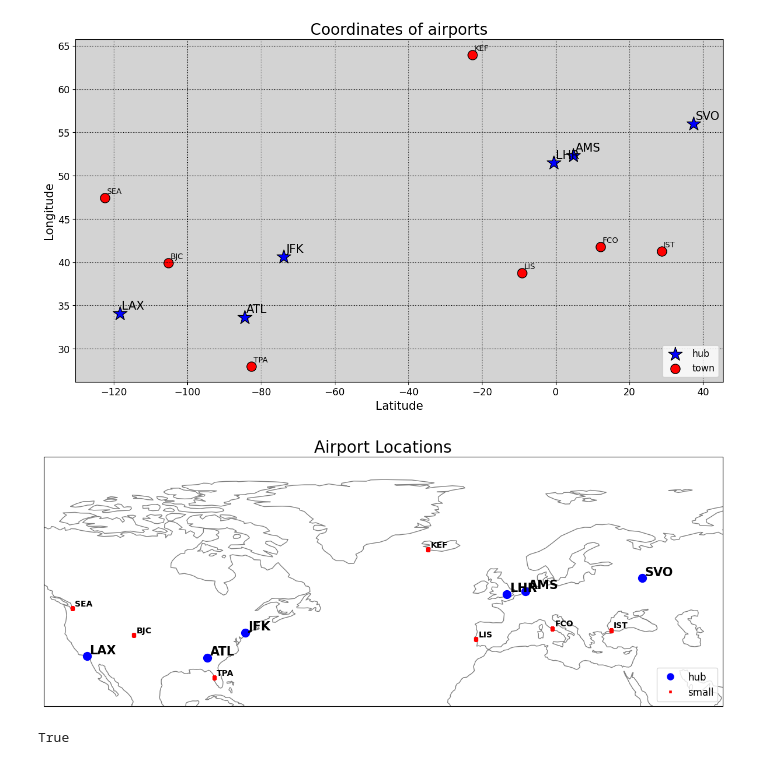
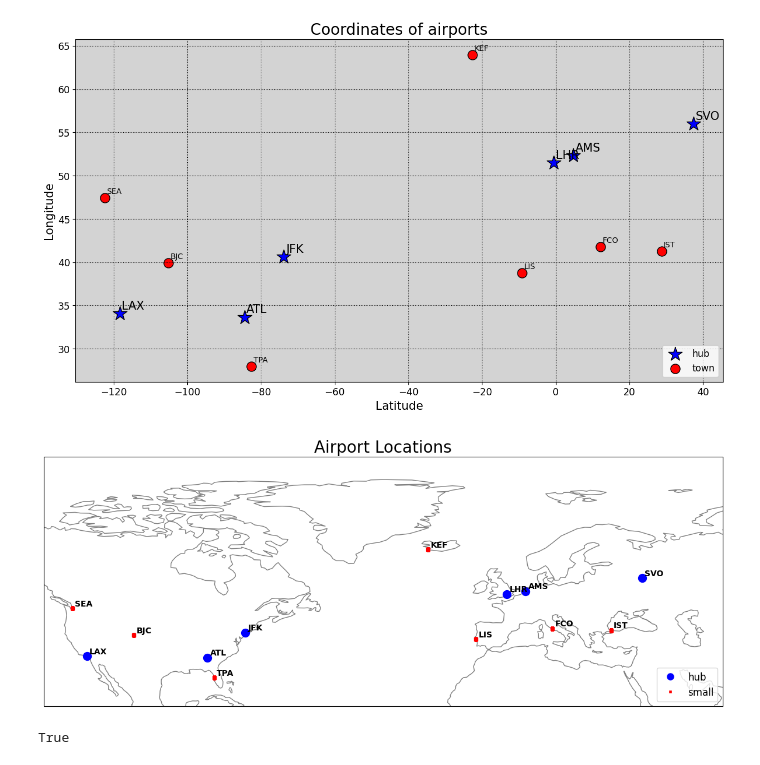
Before and after one commit to nickvandaelen/Flow-Maps, a Jupyter notebook: data_creation.ipynb, the cells around one changed output. Drawn from its saved outputs; the diff is of its cells as text; code cells hidden in the pictures.

```diff
--- a/data_creation.ipynb
+++ b/data_creation.ipynb
@@ -231,37 +232,37 @@ fig = plt.figure(figsize=(15, 10))
 ax = fig.add_subplot(1, 1, 1, projection=ccrs.PlateCarree())
 
 # Add coastlines and borders
 ax.coastlines(color='grey')
 
 # Plot airports
 for airport in airports:
     ax.plot(airport['coordinates'][1], airport['coordinates'][0], 'bo' if airport['abbreviation'] in hubs else 'rs', markersize=10 if airport['abbreviation'] in hubs else 5)
 
 # Add labels for airports
 for airport in airports:
-    ax.text(airport['coordinates'][1] + 0.75, airport['coordinates'][0] + 0.75, airport['abbreviation'], fontsize=15 if airport['abbreviation'] in hubs else 10, fontweight='bold')
+    ax.text(airport['coordinates'][1] + 0.75, airport['coordinates'][0] + 0.75, airport['abbreviation'], fontsize=10, fontweight='bold')
 
 # Set y-axis limits
 ax.set_ylim(20, 90)
 ax.set_xlim(None, 60)
 
 # Define custom legend handles and labels
 legend_handles = [Line2D([0], [0], marker='o', color='w', markersize=10, markerfacecolor='blue', label='hub'),
                   Line2D([0], [0], marker='s', color='w', markersize=5, markerfacecolor='red', label='small')]
 
 # Add legend
 ax.legend(handles=legend_handles, loc='lower right', fontsize=12)
 
 # Set title
 ax.set_title('Airport Locations', fontsize=20)
 
 # Save figure
-if not(os.path.exists(r"airports_map.pdf")):
-    plt.savefig(r"airports_map.pdf", bbox_inches='tight')
+if not(os.path.exists(r"airports_map_NEW.pdf")):
+    plt.savefig(r"airports_map_NEW.pdf", bbox_inches='tight')
 # Show plot
 plt.show()
 # %% [output]
-[figure, old version]
+[figure, new version]
 # %%
 # for i in range(len(abbrevs)):
 #     print(abbrevs[i], (X[i], Y[i]))
```
Also changed, not shown: parts of 7 cells of this notebook, 4 other files.
